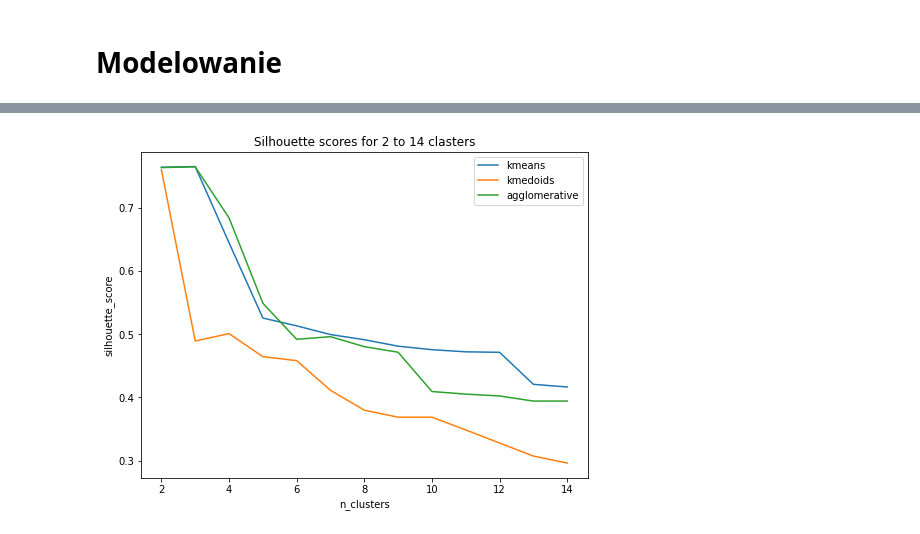
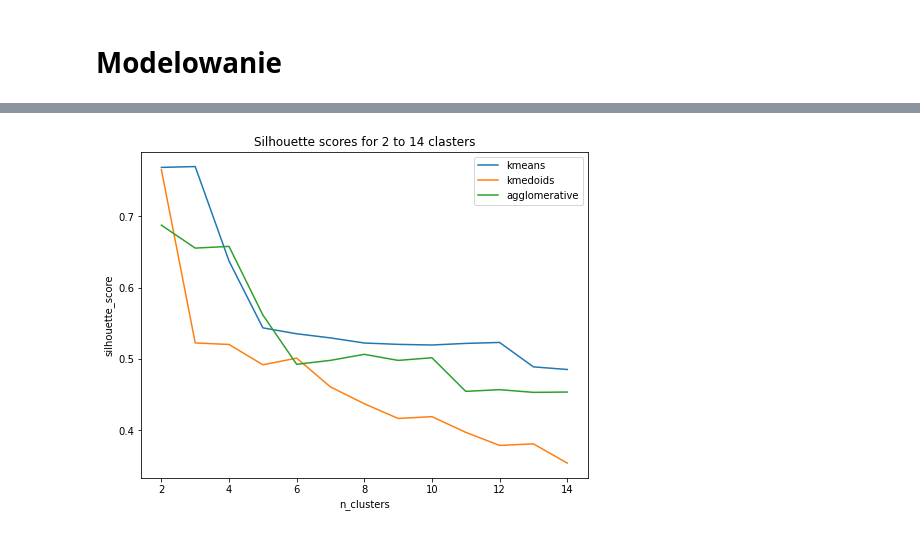
Before and after one commit to KraszewskiK/WUM_proj2, a Jupyter notebook: WstepneModelowanie.ipynb, the cells around one changed output, grey strips where cells are left out. Saved outputs shown, nothing was run; the diff lists cells and outputs as text; code cells hidden in the pictures.

```diff
--- a/WstepneModelowanie.ipynb
+++ b/WstepneModelowanie.ipynb
@@ -80,2 +108,43 @@ df['mean_sentence_len'] = mean_sentence_len
 # %% [markdown]
 # Modelowanie
+# %%
+# testowanie trzech modeli z silhouette score
+from sklearn.cluster import KMeans
+from sklearn_extra.cluster import KMedoids
+from sklearn.cluster import AgglomerativeClustering
+from sklearn.metrics import silhouette_score
+
+def test_models(X):
+    max_clusters = 15
+    scores = [[],[],[]]
+    for k in range(2, max_clusters):
+        kmeans = KMeans(n_clusters=k, random_state=0)
+        kmedoids = KMedoids(n_clusters=k, random_state=0)
+        agglomerative = AgglomerativeClustering(n_clusters=k, linkage = 'ward')
+
+        labels_kmeans = kmeans.fit_predict(X)
+        labels_kmedoids = kmedoids.fit_predict(X)
+        labels_agglomerative = agglomerative.fit_predict(X)
+
+        wcss_kmeans = silhouette_score(X, labels_kmeans)
+        wcss_kmedoids = silhouette_score(X, labels_kmedoids)
+        wcss_agglomerative = silhouette_score(X, labels_agglomerative)
+
+        scores[0].append(wcss_kmeans)
+        scores[1].append(wcss_kmedoids)
+        scores[2].append(wcss_agglomerative)
+
+    plt.figure(figsize=(8,6))
+    x = range(2,max_clusters)
+
+    plt.plot(x, scores[0], label = 'kmeans')
+    plt.plot(x, scores[1], label = 'kmedoids')
+    plt.plot(x, scores[2], label = 'agglomerative')
+
+    plt.xlabel('n_clusters')
+    plt.ylabel('silhouette_score')
+
+    plt.title(f"Silhouette scores for 2 to {max_clusters - 1} clasters")
+    plt.legend()
+
+    plt.show()
@@ -82,3 +156,6 @@ df['mean_sentence_len'] = mean_sentence_len
 # %%
 columns = ['n_words', 'mean_word_len', 'n_sentences', 'mean_sentence_len']
-X = df[df.columns[1:]]
+X = df[columns]
+test_models(X)
+# %% [output]
+[figure, added]
@@ -110,17 +161,0 @@ for k in range(2, max_clusters):
-# %%
-plt.figure(figsize=(8,6))
-x = range(2,max_clusters)
-
-plt.plot(x, scores[0], label = 'kmeans')
-plt.plot(x, scores[1], label = 'kmedoids')
-plt.plot(x, scores[2], label = 'agglomerative')
-
-plt.xlabel('n_clusters')
-plt.ylabel('silhouette_score')
-
-plt.title(f"Silhouette scores for 2 to {max_clusters - 1} clasters")
-plt.legend()
-
-plt.show()
-# %% [output]
-[figure, removed]
```
Also changed, not shown: parts of 10 cells of this notebook.
